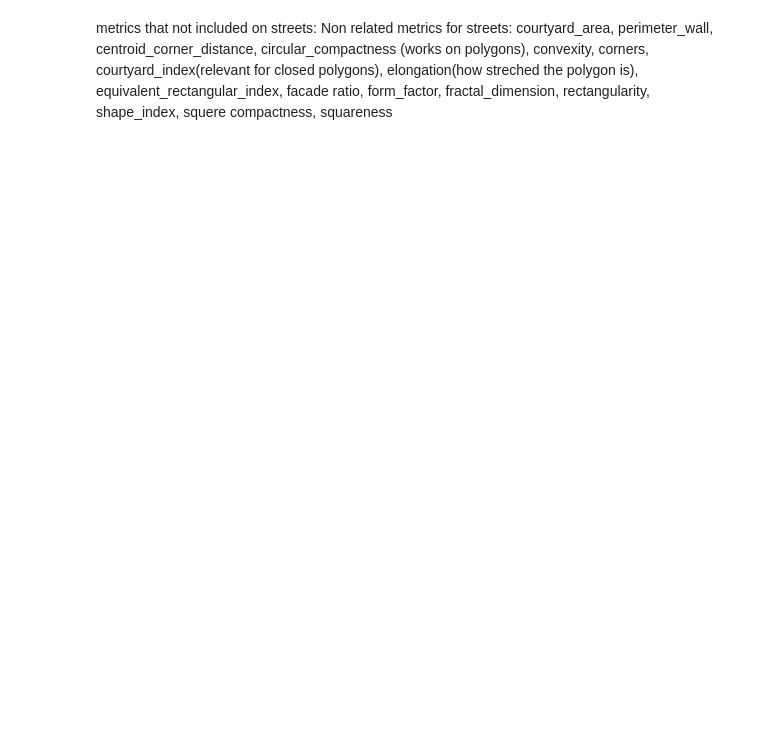
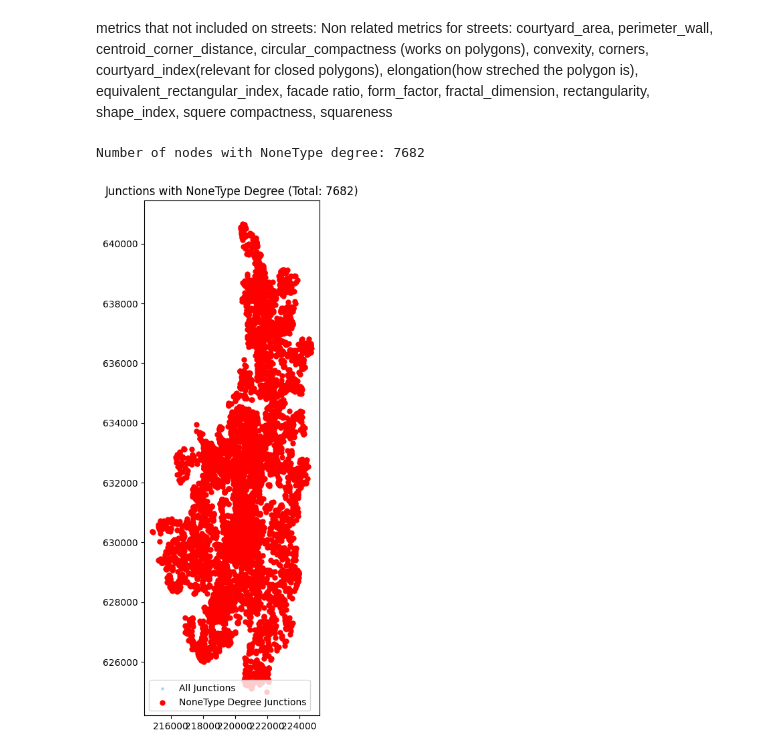
Before and after one commit to amirkl91/ClusterOn, a Jupyter notebook: Notebooks/metrics_generation.ipynb, the cells around one changed output. Cells and saved outputs as stored; diff of their text form; code cells hidden in the pictures; blank space fills up the shorter version.

Commit message:
started working on graphs metrics

```diff
--- a/Notebooks/metrics_generation.ipynb
+++ b/Notebooks/metrics_generation.ipynb
@@ -283,3 +302,14 @@ TypeError: Must pass list-like as `names`.
+# %%
+# saves both data -frames into a file :
+buildings.to_file("buildings.gpkg", layer='buildings', driver="GPKG")
+# print(type(streets))
+# print(streets.dtypes)
+columns_to_keep = streets.select_dtypes(exclude=['object', 'bool']).columns
+
+# Create a new DataFrame with only the numeric and other non-object columns
+streets = streets[columns_to_keep].copy()
+
+streets.to_file("streets.gpkg", layer='streets', driver="GPKG")
 # %% [markdown]
 metrics that not included on streets: Non related metrics for streets: courtyard_area, perimeter_wall, centroid_corner_distance, circular_compactness (works on polygons), convexity, corners, courtyard_index(relevant for closed polygons), elongation(how streched the polygon is), equivalent_rectangular_index, facade ratio, form_factor, fractal_dimension, rectangularity, shape_index, squere compactness, squareness
 # %%
@@ -326 +356,55 @@ momepy.street_alignment(blg_orient, str_orient, buildings["street_index"])
+# %%
+import networkx as nx
+
+junctions_gdf = osmnx.graph_to_gdfs(osm_graph, nodes=True, edges=False)
+junctions_metrics = junctions_gdf[['geometry']].copy()
+street_network_graph = momepy.gdf_to_nx(junctions_gdf, approach='primal')
+
+# Example: Assuming `street_network_graph` is your NetworkX graph
+
+# Initialize an empty list to store nodes with NoneType degrees
+nodes_with_none_degree = []
+
+# Iterate over all nodes in the graph
+for node, data in street_network_graph.nodes(data=True):
+    if 'degree' not in data or data['degree'] is None:
+        nodes_with_none_degree.append(node)
+
+# Step 2: Print the count of nodes with NoneType degrees
+print(f"Number of nodes with NoneType degree: {len(nodes_with_none_degree)}")
+
+# Step 3: Create a GeoDataFrame for nodes with NoneType degrees
+
+# Extract the x and y coordinates for the nodes with NoneType degrees
+node_geometries = []
+for node in nodes_with_none_degree:
+    # Get the x and y coordinates from the NetworkX graph
+    x = street_network_graph.nodes[node].get('x')
+    y = street_network_graph.nodes[node].get('y')
+
+    # Create a Point geometry using the x, y coordinates
+    if x is not None and y is not None:
+        node_geometries.append(Point(x, y))
+
+# Create a GeoDataFrame with the node geometries
+none_degree_gdf = gpd.GeoDataFrame(geometry=node_geometries, crs="EPSG:4326")
+
+# Step 4: Plot the nodes with NoneType degrees
+fig, ax = plt.subplots(figsize=(10, 10))
+
+# Plot all the junctions (assuming `junctions_gdf` has the geometry of all nodes)
+junctions_gdf.plot(ax=ax, color="lightblue", markersize=5, label='All Junctions')
+
+# Plot the NoneType degree junctions in red
+none_degree_gdf.plot(ax=ax, color="red", markersize=25, label='NoneType Degree Junctions')
+
+# Add a legend and title
+plt.legend()
+plt.title(f"Junctions with NoneType Degree (Total: {len(nodes_with_none_degree)})")
+
+# Show the plot
+plt.show()
+# %% [output]
+Number of nodes with NoneType degree: 7682
+[figure, added]
 # %%
```
Also changed, not shown: parts of 5 cells of this notebook, 3 other files.
